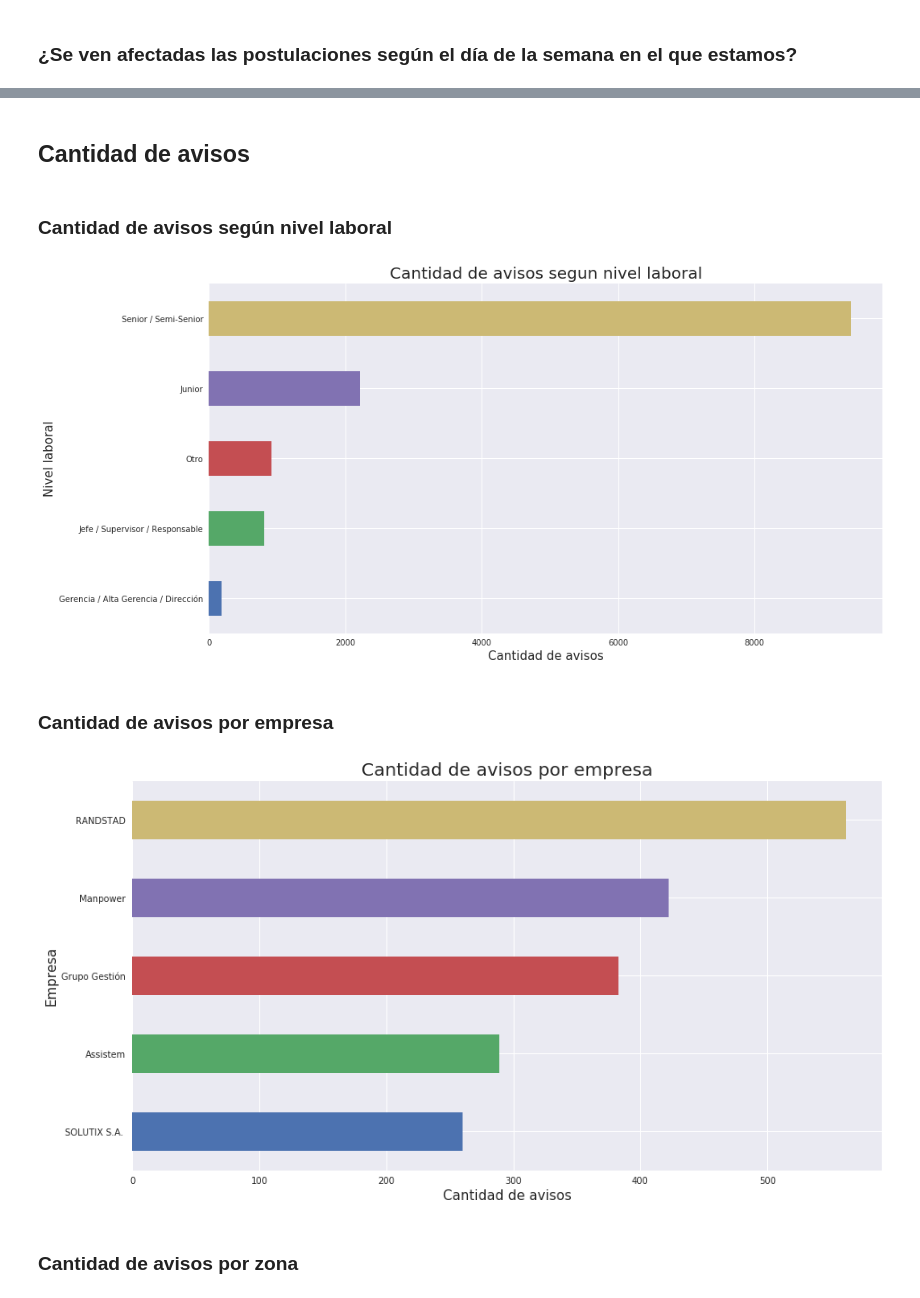
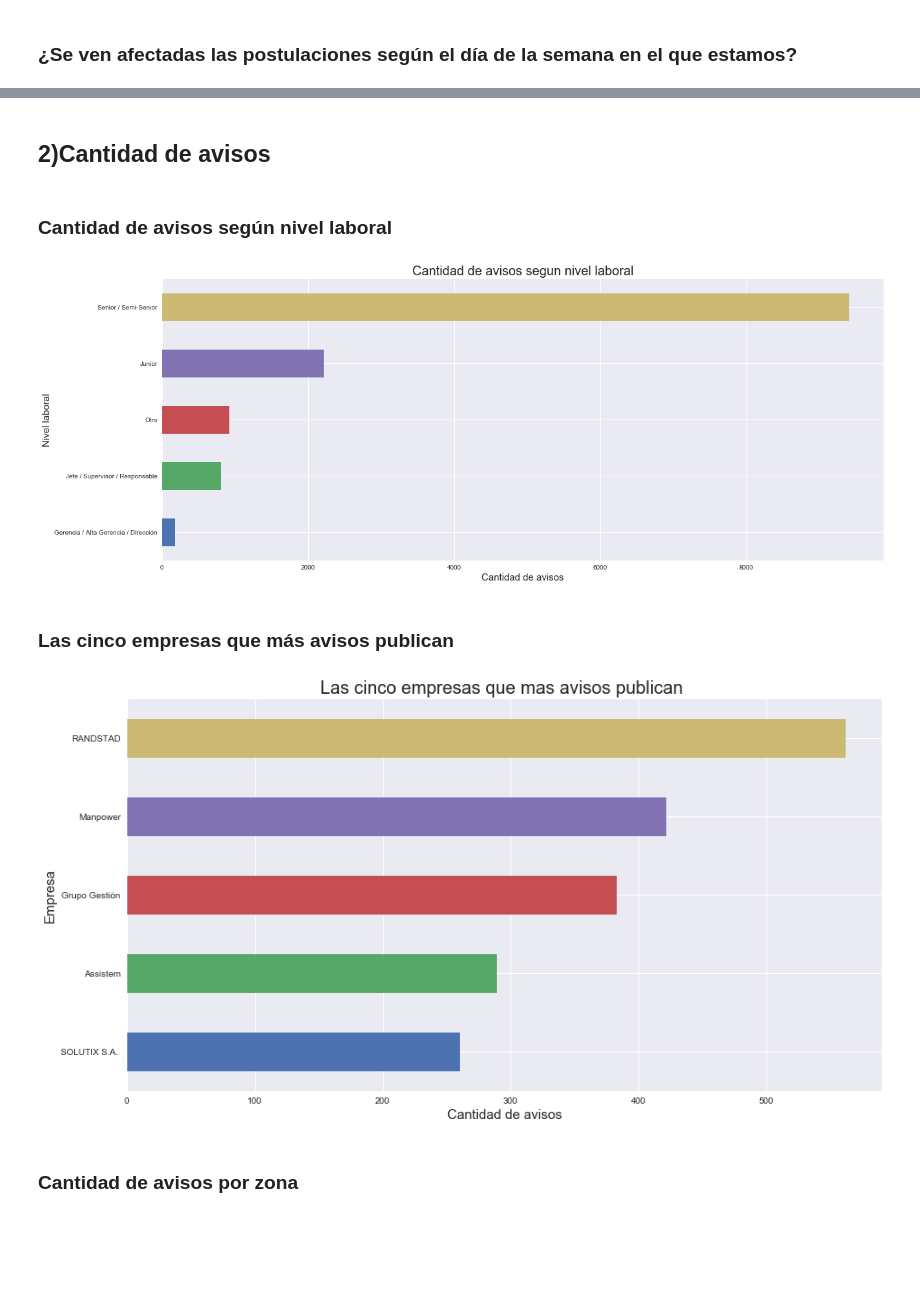
Before and after one commit to Mariano95/Analisis-exploratorio-de-datos, a Jupyter notebook: TP.ipynb, the cells around one changed output, grey strips where cells are left out. Cells and saved outputs as stored; diff of their text form; code cells hidden in the pictures; blank space fills up the shorter version.

```diff
--- a/TP.ipynb
+++ b/TP.ipynb
@@ -516,25 +494,25 @@ plt.show()
 # %% [markdown]
-## Cantidad de avisos
+## 2)Cantidad de avisos
 # %% [markdown]
 ###  Cantidad de avisos según nivel laboral
 # %%
-avisos_detalle['nivel_laboral'].value_counts().head().sort_values().plot(kind='barh', figsize=(15,8))
+avisos_detalle['nivel_laboral'].value_counts().sort_values().plot(kind='barh', figsize=(20,8))
 plt.title('Cantidad de avisos segun nivel laboral', fontsize = 20)
 plt.ylabel('Nivel laboral', fontsize = 15)
 plt.xlabel('Cantidad de avisos', fontsize = 15)
 plt.show()
 # %% [output]
-[figure, old version]
+[figure, new version]
-# %% [markdown]
-### Cantidad de avisos por empresa
+# %% [markdown]
+### Las cinco empresas que más avisos publican
 # %%
 avisos_detalle['denominacion_empresa'].value_counts().head().sort_values().plot(kind='barh', figsize=(15,8))
-plt.title('Cantidad de avisos por empresa', fontsize = 20)
+plt.title('Las cinco empresas que mas avisos publican ', fontsize = 20)
 plt.ylabel('Empresa', fontsize = 15)
 plt.xlabel('Cantidad de avisos', fontsize = 15)
 plt.show()
 # %% [output]
-[figure, old version]
+[figure, new version]
 # %% [markdown]
 ### Cantidad de avisos por zona
 # %%
```
Also changed, not shown: parts of 84 cells of this notebook.
